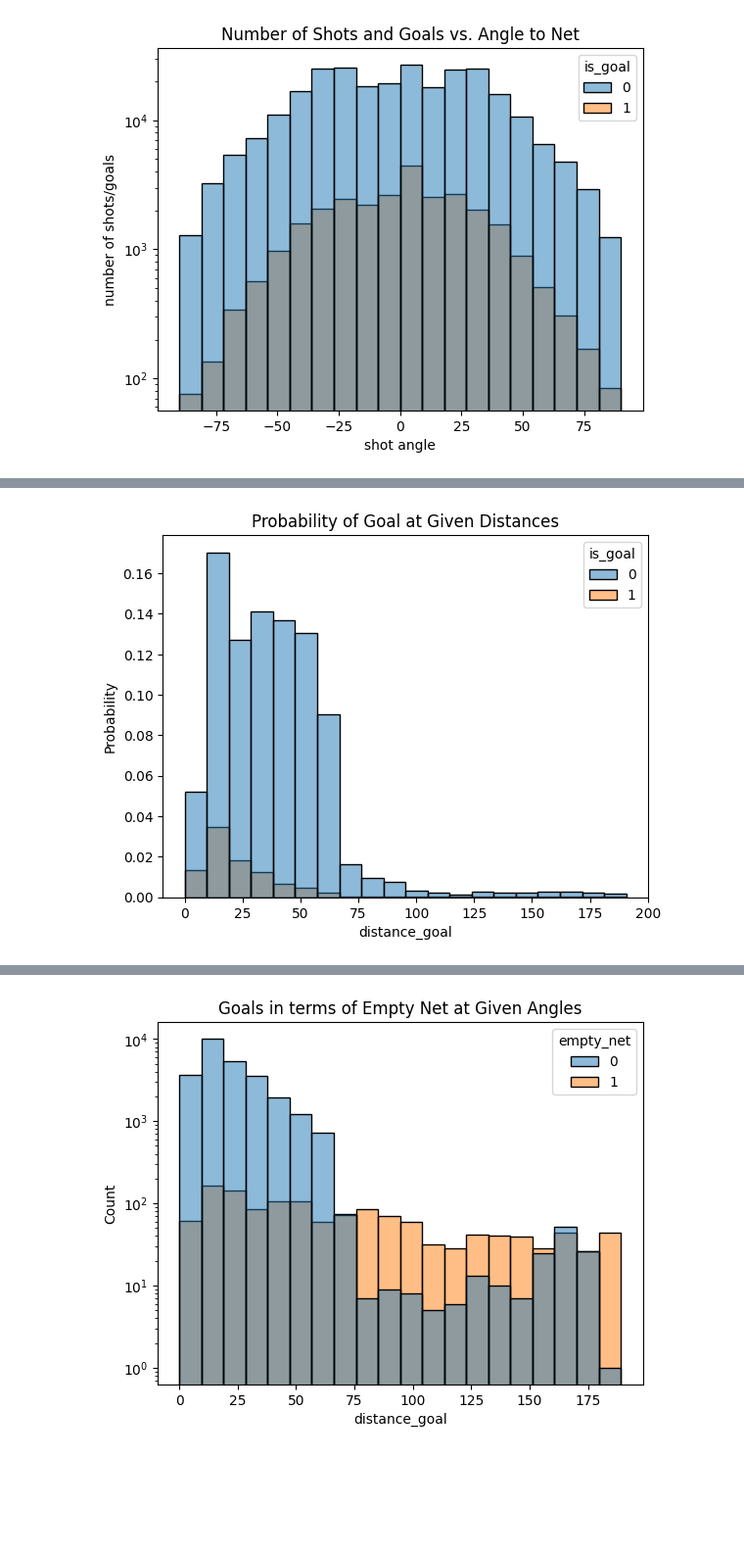
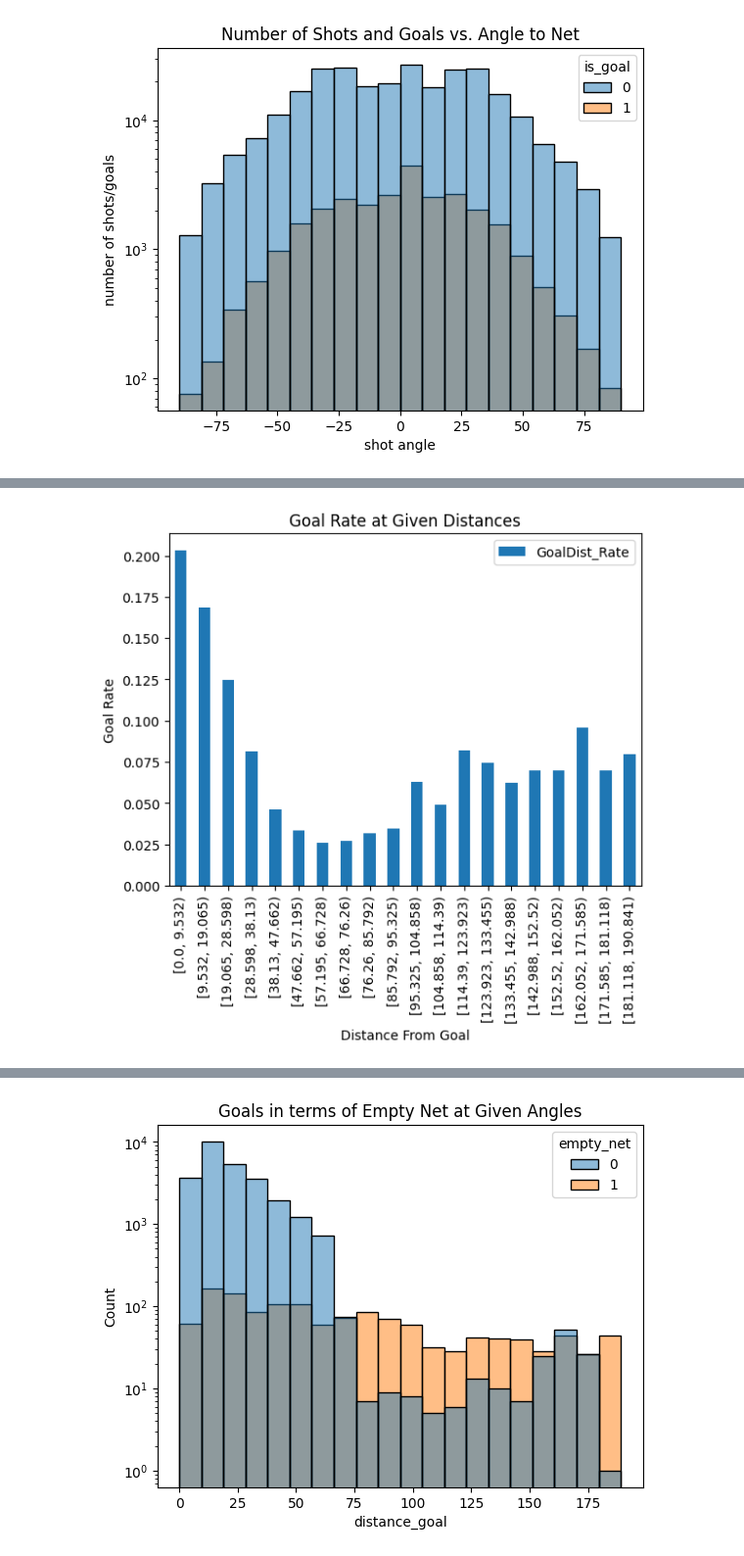
Before and after one commit to Jay-D13/IFT6758-A5-NHL, a Jupyter notebook: notebooks/Milestone2/2 - Features.ipynb, the cells around one changed output, grey strips where cells are left out. Shown at 98% size. Drawn from its saved outputs; the diff is of its cells as text; code cells hidden in the pictures; blank space fills up the shorter version.

```diff
--- a/notebooks/Milestone2/2 - Features.ipynb
+++ b/notebooks/Milestone2/2 - Features.ipynb
@@ -146,0 +148,3 @@ plt.show()
+# %%
+df_rates = w.getProbabilities(20)
+df_rates
@@ -147,7 +169,8 @@ plt.show()
 # %%
-ax5 = sns.histplot(data = df, x = 'distance_goal', bins = 20, hue = 'is_goal', stat='probability')
-ax5.set(title = 'Probability of Goal at Given Distances')
+
+ax5 = df_rates.plot(x = 'distances', y = 'GoalDist_Rate', kind='bar')
+ax5.set(title = 'Goal Rate at Given Distances', xlabel = 'Distance From Goal', ylabel= 'Goal Rate')
 plt.show()
 # %% [output]
-[figure, old version]
+[figure, new version]
 # %%
```
Also changed, not shown: parts of 4 cells of this notebook, 1 other file.
